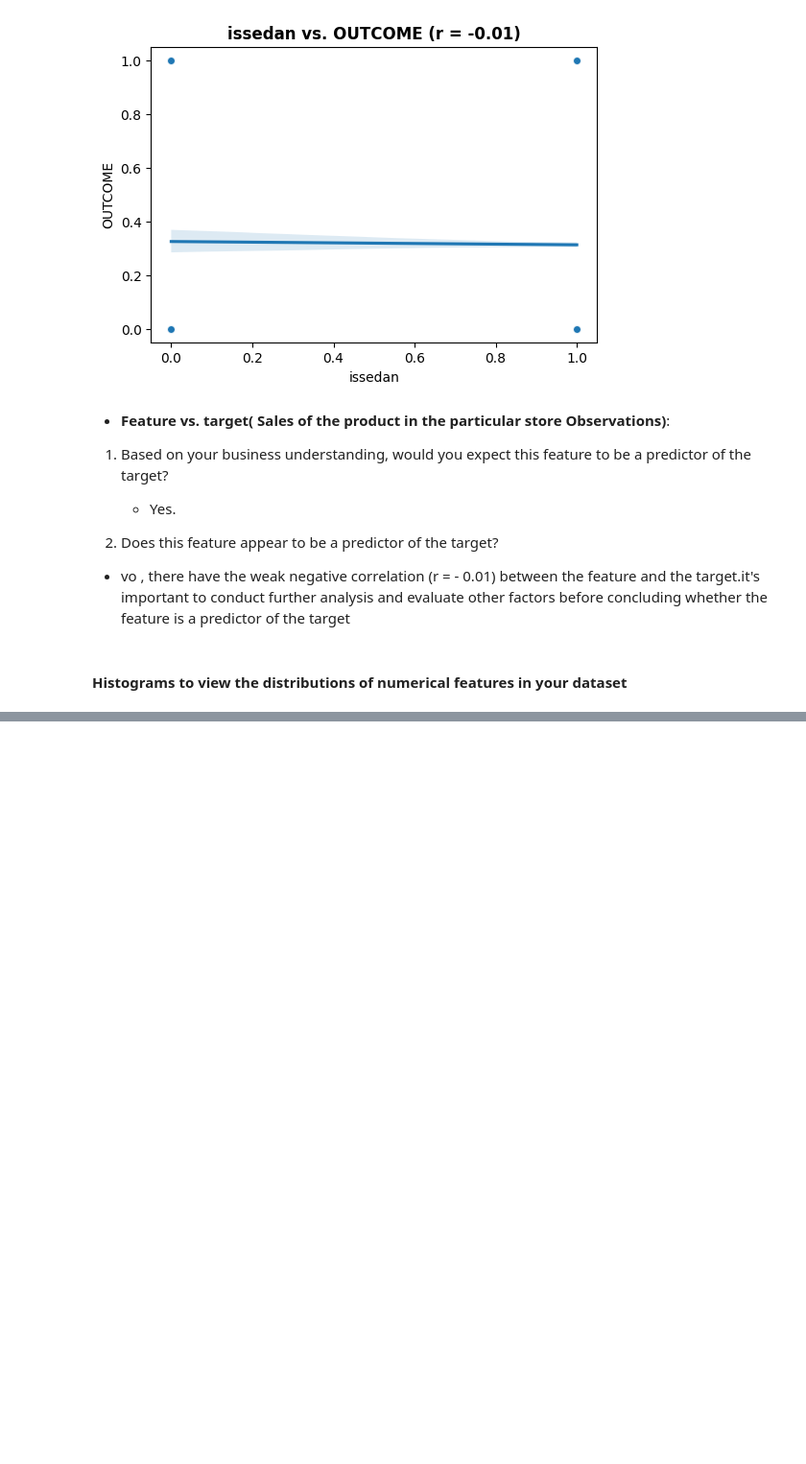
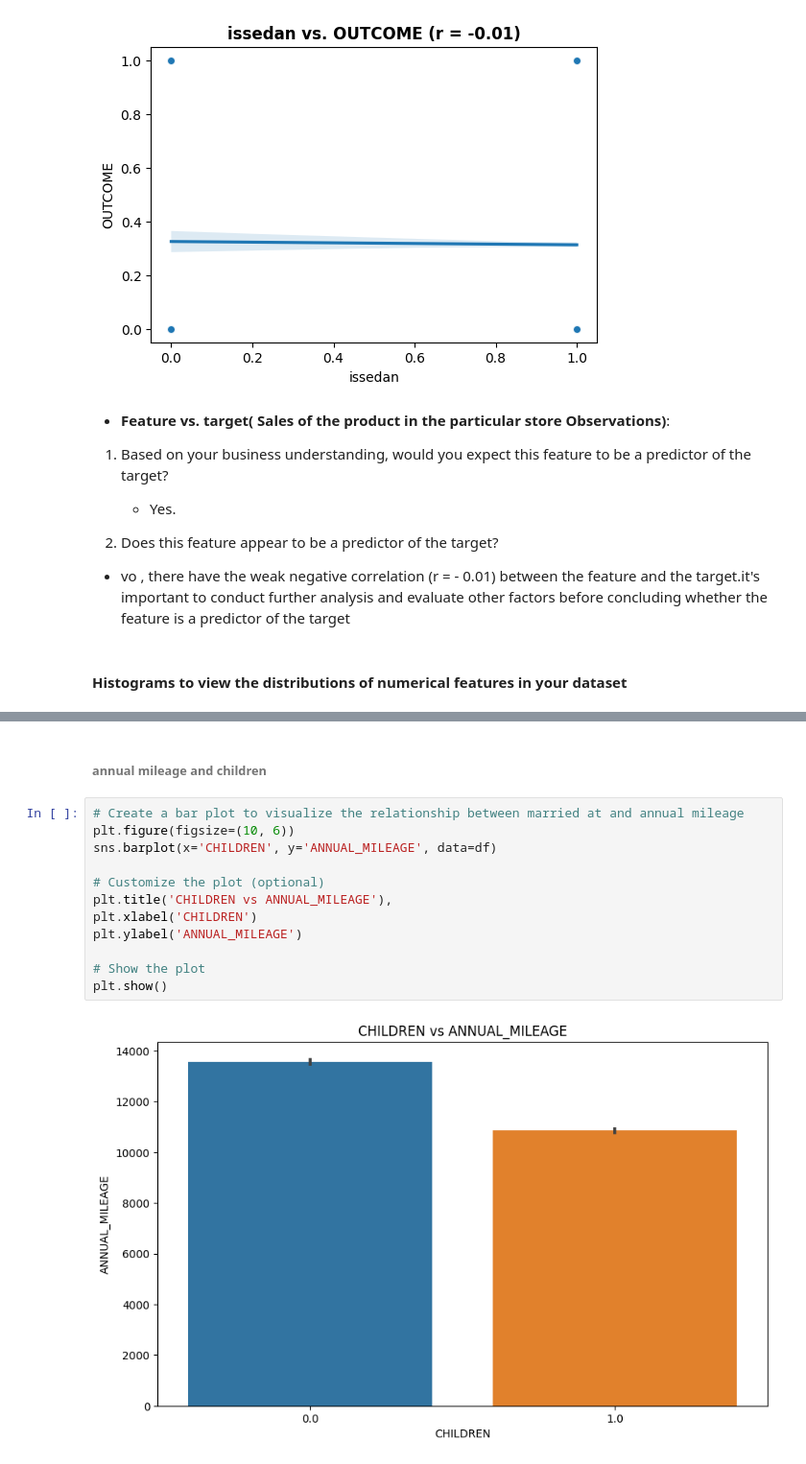
Before and after one commit to Lidivinekeng/-insurance-outcome-Project-02, a Jupyter notebook: project_02_insurance_Lidivine_Kengne_.ipynb, the cells around one changed output, grey strips where cells are left out. Shown at 96% size. Cells and saved outputs as stored; diff of their text form; blank space fills up the shorter version.

```diff
--- a/project_02_insurance_Lidivine_Kengne_.ipynb
+++ b/project_02_insurance_Lidivine_Kengne_.ipynb
@@ -1907,0 +1938,16 @@ ax.set_title('statistical summaries of numerical');
+# %% [markdown]
+###### **annual mileage and children**
+# %%
+# Create a bar plot to visualize the relationship between married at and annual mileage
+plt.figure(figsize=(10, 6))
+sns.barplot(x='CHILDREN', y='ANNUAL_MILEAGE', data=df)
+
+# Customize the plot (optional)
+plt.title('CHILDREN vs ANNUAL_MILEAGE'),
+plt.xlabel('CHILDREN')
+plt.ylabel('ANNUAL_MILEAGE')
+
+# Show the plot
+plt.show()
+# %% [output]
+[figure, added]
```
Also changed, not shown: parts of 39 cells of this notebook.
